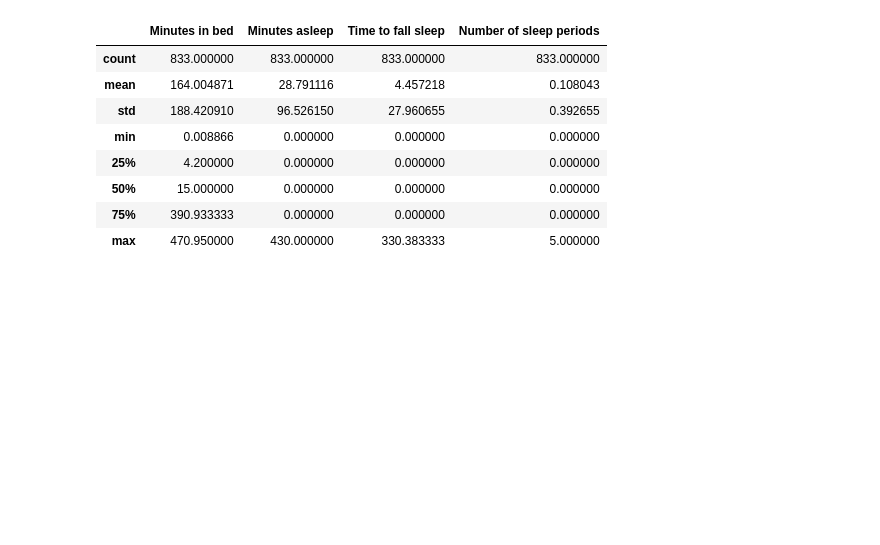
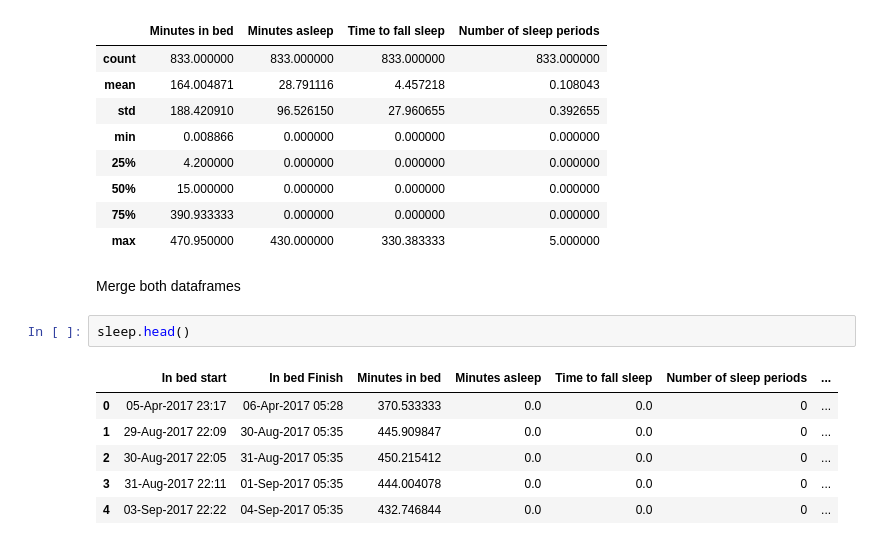
Before and after one commit to JuanIgnacioGil/prophet_playground, a Jupyter notebook: prophet_playground.ipynb, the cells around one changed output. Saved outputs shown, nothing was run; the diff lists cells and outputs as text; blank space fills up the shorter version.

```diff
--- a/prophet_playground.ipynb
+++ b/prophet_playground.ipynb
@@ -38,3 +44,14 @@ sleep.describe()
 | 50% | 15.000000 | 0.000000 | 0.000000 | 0.000000 |
 | 75% | 390.933333 | 0.000000 | 0.000000 | 0.000000 |
 | max | 470.950000 | 430.000000 | 330.383333 | 5.000000 |
+# %% [markdown]
+Merge both dataframes
+# %%
+sleep.head()
+# %% [output]
+|  | In bed start | In bed Finish | Minutes in bed | Minutes asleep | Time to fall sleep | Number of sleep periods | ... |
+| 0 | 05-Apr-2017 23:17 | 06-Apr-2017 05:28 | 370.533333 | 0.0 | 0.0 | 0 | ... |
+| 1 | 29-Aug-2017 22:09 | 30-Aug-2017 05:35 | 445.909847 | 0.0 | 0.0 | 0 | ... |
+| 2 | 30-Aug-2017 22:05 | 31-Aug-2017 05:35 | 450.215412 | 0.0 | 0.0 | 0 | ... |
+| 3 | 31-Aug-2017 22:11 | 01-Sep-2017 05:35 | 444.004078 | 0.0 | 0.0 | 0 | ... |
+| 4 | 03-Sep-2017 22:22 | 04-Sep-2017 05:35 | 432.746844 | 0.0 | 0.0 | 0 | ... |
```
Also changed, not shown: parts of 8 cells of this notebook.
